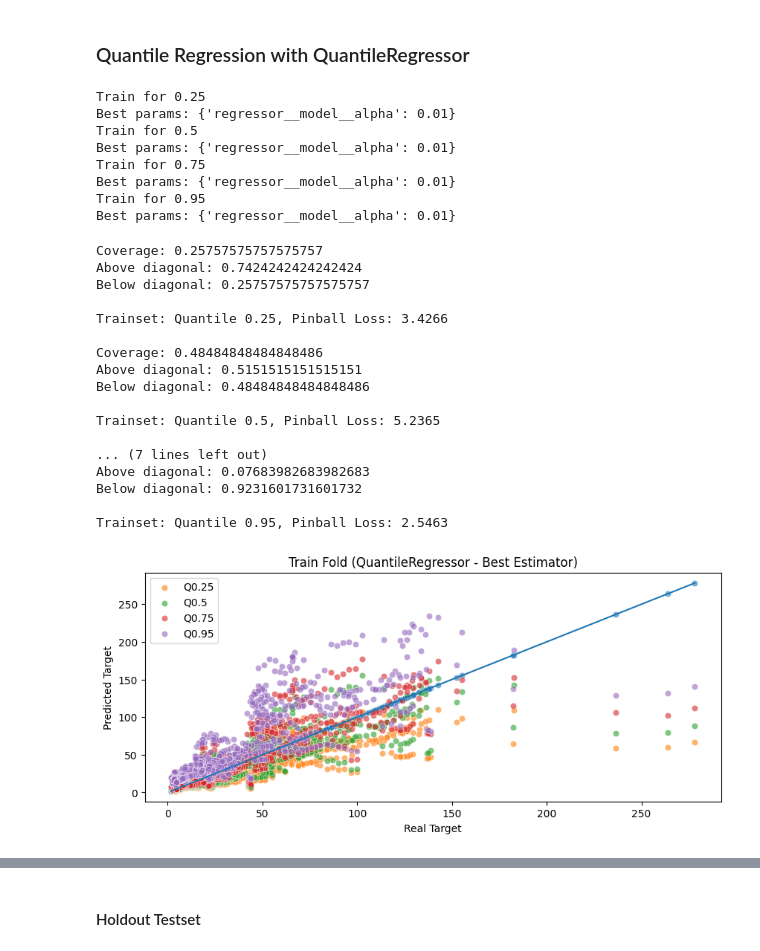
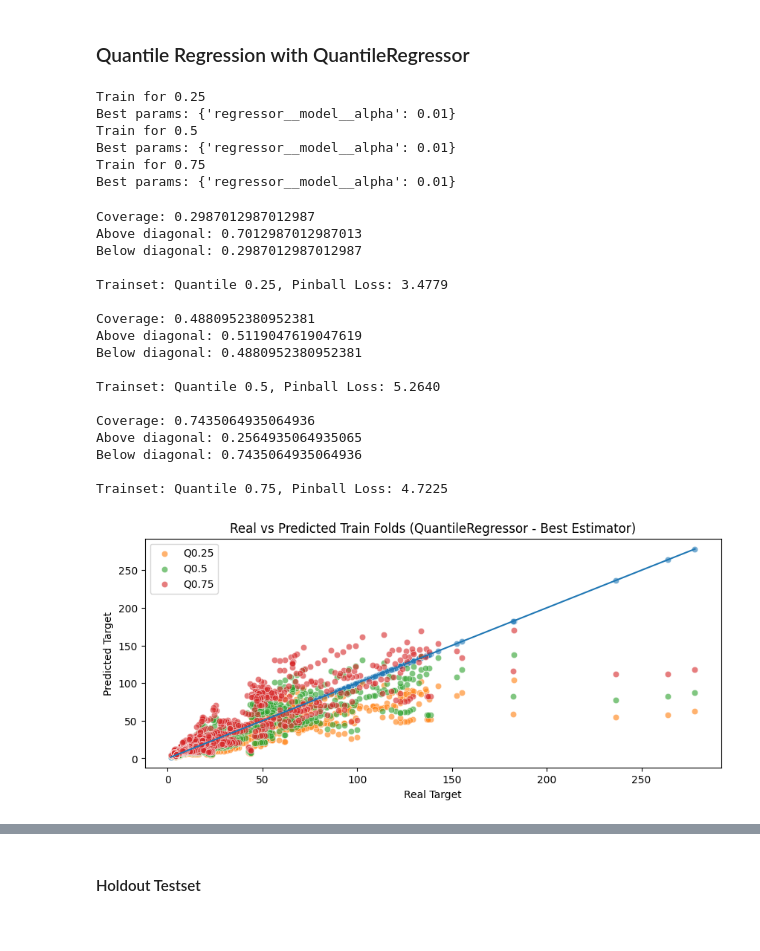
Before and after one commit to HamzahFayad/master_thesis_child_mortality, a Jupyter notebook: 01_notebooks/4_testmodeltraining.ipynb, the cells around one changed output, grey strips where cells are left out. Cells and saved outputs as stored; diff of their text form; code cells hidden in the pictures.

```diff
--- a/01_notebooks/4_testmodeltraining.ipynb
+++ b/01_notebooks/4_testmodeltraining.ipynb
@@ -350,7 +351,7 @@ lr_pipeline = Pipeline([
     ("model", LinearRegression())
 ])
 
-qu_transformer = QuantileTransformer(output_distribution='normal', n_quantiles=100)
+#qu_transformer = QuantileTransformer(output_distribution='normal', n_quantiles=100)
 #Target is rightskewed, logtransform y before training
 lr_pipeline_y_log = TransformedTargetRegressor(
     regressor=lr_pipeline,
@@ -468,17 +469,16 @@ ridge_pipeline = Pipeline([
 #Target is rightskewed, logtransform y before training
 ridge_pipeline_y_log  = TransformedTargetRegressor(
     regressor=ridge_pipeline,
-    #func=np.log1p,
-    #inverse_func=np.expm1
-    transformer=qu_transformer
+    func=np.log1p,
+    inverse_func=np.expm1
 )
 
 ridge_param_grid = {
-    "regressor__model__alpha": [0.1, 1, 10]
+    "regressor__model__alpha": [0.01, 0.1, 1, 10, 30, 60, 90]
 }
 # fit trainset via GridSearchCV
 ridge_grid = GridSearchCV(ridge_pipeline_y_log, ridge_param_grid, cv=gk, scoring=metrics, refit="mae", return_train_score=True, n_jobs=-1)
-ridge_grid.fit(X_cl_train, y_train, groups=group_train)
+ridge_grid.fit(X_train, y_train, groups=group_train)
 best_ridge_model = ridge_grid.best_estimator_
 # print metrics scores
 show_scores(ridge_grid, "Ridge")
@@ -601,18 +608,17 @@ elasticnet_pipeline = Pipeline([
 #Target is rightskewed, logtransform y before training
 elasticnet_pipeline_y_log = TransformedTargetRegressor(
     regressor=elasticnet_pipeline,
-    #func=np.log1p,
-    #inverse_func=np.expm1
-    transformer=qu_transformer
+    func=np.log1p,
+    inverse_func=np.expm1
 )
 
 elasticnet_param_grid = {
-    "regressor__model__alpha": [0.01, 0.1, 1, 10],
+    "regressor__model__alpha": [0.01, 0.1, 1, 10, 30, 60, 90],
     "regressor__model__l1_ratio": [0.1, 0.2, 0.5, 0.8]
 }
 
 elasticnet_grid = GridSearchCV(elasticnet_pipeline_y_log, elasticnet_param_grid, cv=gk, scoring=metrics, refit="mae", return_train_score=True, n_jobs=-1)
-elasticnet_grid.fit(X_cl_train, y_train, groups=group_train)
+elasticnet_grid.fit(X_train, y_train, groups=group_train)
 best_elasticnet_model = elasticnet_grid.best_estimator_
 
 show_scores(elasticnet_grid, "ElasticNet")
@@ -1043,7 +1071,7 @@ actual_vs_predicted(y_test, gb_y_pred_test[0.75], y_test - gb_y_pred_test[0.75],
 #https://xgboosting.com/xgboost-prediction-interval-using-quantile-regression/
 from sklearn.linear_model import QuantileRegressor
 
-qr_quantiles = [0.25, 0.5, 0.75, 0.95]
+qr_quantiles = [0.25, 0.5, 0.75]
 qr_models = {}
 cv_results = {}
 
@@ -1087,48 +1115,47 @@ Train for 0.5
 Best params: {'regressor__model__alpha': 0.01}
 Train for 0.75
 Best params: {'regressor__model__alpha': 0.01}
-Train for 0.95
-Best params: {'regressor__model__alpha': 0.01}
 # %%
 qr_y_pred_train = {}
 qr_residuals = {}
+#Residuals & pinball mean losses
 for q, model in qr_models.items():
     qr_y_pred_train[q] = cross_val_predict(model, X_train, y_train, groups=group_train, cv=gk)
     qr_residuals[q] = y_train - qr_y_pred_train[q]
     print("Coverage:", np.mean(y_train <= qr_y_pred_train[q]))
     print("Above diagonal:", np.mean(y_train > qr_y_pred_train[q]))
     print("Below diagonal:", np.mean(y_train < qr_y_pred_train[q]))
 
     loss = mean_pinball_loss(y_train, qr_y_pred_train[q], alpha=q)
     print(f"\nTrainset: Quantile {q}, Pinball Loss: {loss:.4f}\n")
 
-
+#Real vs Predicted Scatterplots
 plt.figure(figsize=(10,4))
 sns.scatterplot(x=y_train, y=y_train, alpha=0.6)
 for q in qr_quantiles:
     sns.scatterplot(x=y_train, y=qr_y_pred_train[q], label=f'Q{q}', alpha=0.6)
 plt.plot([y_train.min(), y_train.max()], [y_train.min(), y_train.max()])
 plt.xlabel("Real Target")
 plt.ylabel("Predicted Target")
-plt.title("Train Fold (QuantileRegressor - Best Estimator)")
+plt.title("Real vs Predicted Train Folds (QuantileRegressor - Best Estimator)")
 plt.legend()
 plt.show()
 # %% [output]
-Coverage: 0.25757575757575757
-Above diagonal: 0.7424242424242424
-Below diagonal: 0.25757575757575757
+Coverage: 0.2987012987012987
+Above diagonal: 0.7012987012987013
+Below diagonal: 0.2987012987012987
 
-Trainset: Quantile 0.25, Pinball Loss: 3.4266
+Trainset: Quantile 0.25, Pinball Loss: 3.4779
 
-Coverage: 0.48484848484848486
-Above diagonal: 0.5151515151515151
-Below diagonal: 0.48484848484848486
+Coverage: 0.4880952380952381
+Above diagonal: 0.5119047619047619
+Below diagonal: 0.4880952380952381
 
-Trainset: Quantile 0.5, Pinball Loss: 5.2365
+Trainset: Quantile 0.5, Pinball Loss: 5.2640
 
-... (7 lines left out)
-Above diagonal: 0.07683982683982683
-Below diagonal: 0.9231601731601732
+Coverage: 0.7435064935064936
+Above diagonal: 0.2564935064935065
+Below diagonal: 0.7435064935064936
 
-Trainset: Quantile 0.95, Pinball Loss: 2.5463
+Trainset: Quantile 0.75, Pinball Loss: 4.7225
-[figure, old version]
+[figure, new version]
```
Also changed, not shown: parts of 33 cells of this notebook, 4 other files.
